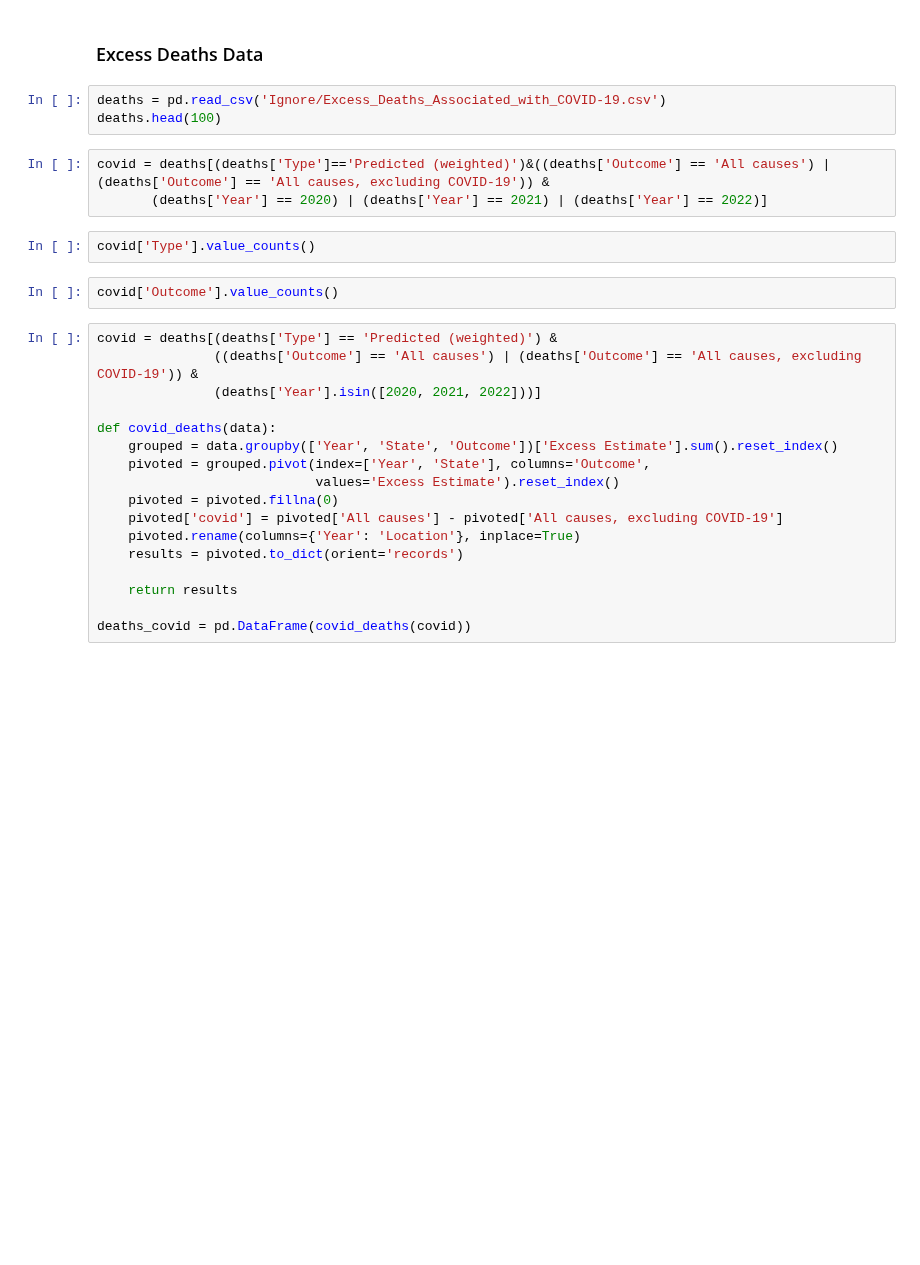
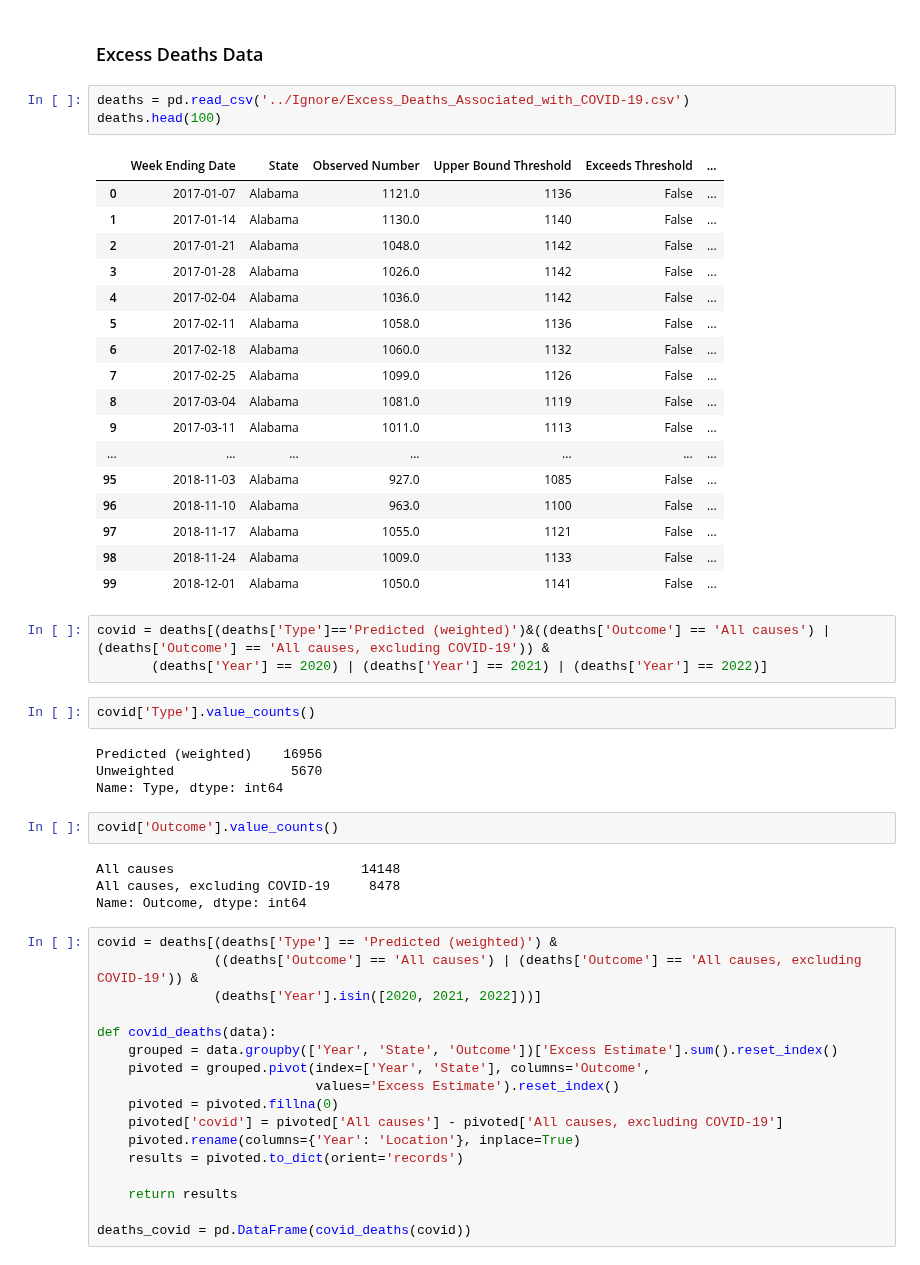
Before and after one commit to rafirahman27/Preparing_for_the_next_Pandemic, a Jupyter notebook: Code/01-Data_Collection and Initial Cleaning.ipynb, the cells around one changed output. Cells and saved outputs as stored; diff of their text form; blank space fills up the shorter version.

```diff
--- a/Code/01-Data_Collection and Initial Cleaning.ipynb
+++ b/Code/01-Data_Collection and Initial Cleaning.ipynb
@@ -92,15 +92,41 @@ population.to_csv('../Data/Population_data_2010_&_2020.csv', index=False)
 # %% [markdown]
 ### Excess Deaths Data
 # %%
-deaths = pd.read_csv('Ignore/Excess_Deaths_Associated_with_COVID-19.csv')
+deaths = pd.read_csv('../Ignore/Excess_Deaths_Associated_with_COVID-19.csv')
 deaths.head(100)
+# %% [output]
+|  | Week Ending Date | State | Observed Number | Upper Bound Threshold | Exceeds Threshold | ... |
+| 0 | 2017-01-07 | Alabama | 1121.0 | 1136 | False | ... |
+| 1 | 2017-01-14 | Alabama | 1130.0 | 1140 | False | ... |
+| 2 | 2017-01-21 | Alabama | 1048.0 | 1142 | False | ... |
+| 3 | 2017-01-28 | Alabama | 1026.0 | 1142 | False | ... |
+| 4 | 2017-02-04 | Alabama | 1036.0 | 1142 | False | ... |
+| 5 | 2017-02-11 | Alabama | 1058.0 | 1136 | False | ... |
+| 6 | 2017-02-18 | Alabama | 1060.0 | 1132 | False | ... |
+| 7 | 2017-02-25 | Alabama | 1099.0 | 1126 | False | ... |
+| 8 | 2017-03-04 | Alabama | 1081.0 | 1119 | False | ... |
+| 9 | 2017-03-11 | Alabama | 1011.0 | 1113 | False | ... |
+| ... | ... | ... | ... | ... | ... | ... |
+| 95 | 2018-11-03 | Alabama | 927.0 | 1085 | False | ... |
+| 96 | 2018-11-10 | Alabama | 963.0 | 1100 | False | ... |
+| 97 | 2018-11-17 | Alabama | 1055.0 | 1121 | False | ... |
+| 98 | 2018-11-24 | Alabama | 1009.0 | 1133 | False | ... |
+| 99 | 2018-12-01 | Alabama | 1050.0 | 1141 | False | ... |
 # %%
 covid = deaths[(deaths['Type']=='Predicted (weighted)')&((deaths['Outcome'] == 'All causes') | (deaths['Outcome'] == 'All causes, excluding COVID-19')) &
        (deaths['Year'] == 2020) | (deaths['Year'] == 2021) | (deaths['Year'] == 2022)]
 # %%
 covid['Type'].value_counts()
+# %% [output]
+Predicted (weighted)    16956
+Unweighted               5670
+Name: Type, dtype: int64
 # %%
 covid['Outcome'].value_counts()
+# %% [output]
+All causes                        14148
+All causes, excluding COVID-19     8478
+Name: Outcome, dtype: int64
 # %%
 covid = deaths[(deaths['Type'] == 'Predicted (weighted)') &
                ((deaths['Outcome'] == 'All causes') | (deaths['Outcome'] == 'All causes, excluding COVID-19')) &
```
Also changed, not shown: parts of 7 cells of this notebook, 5 other files.
